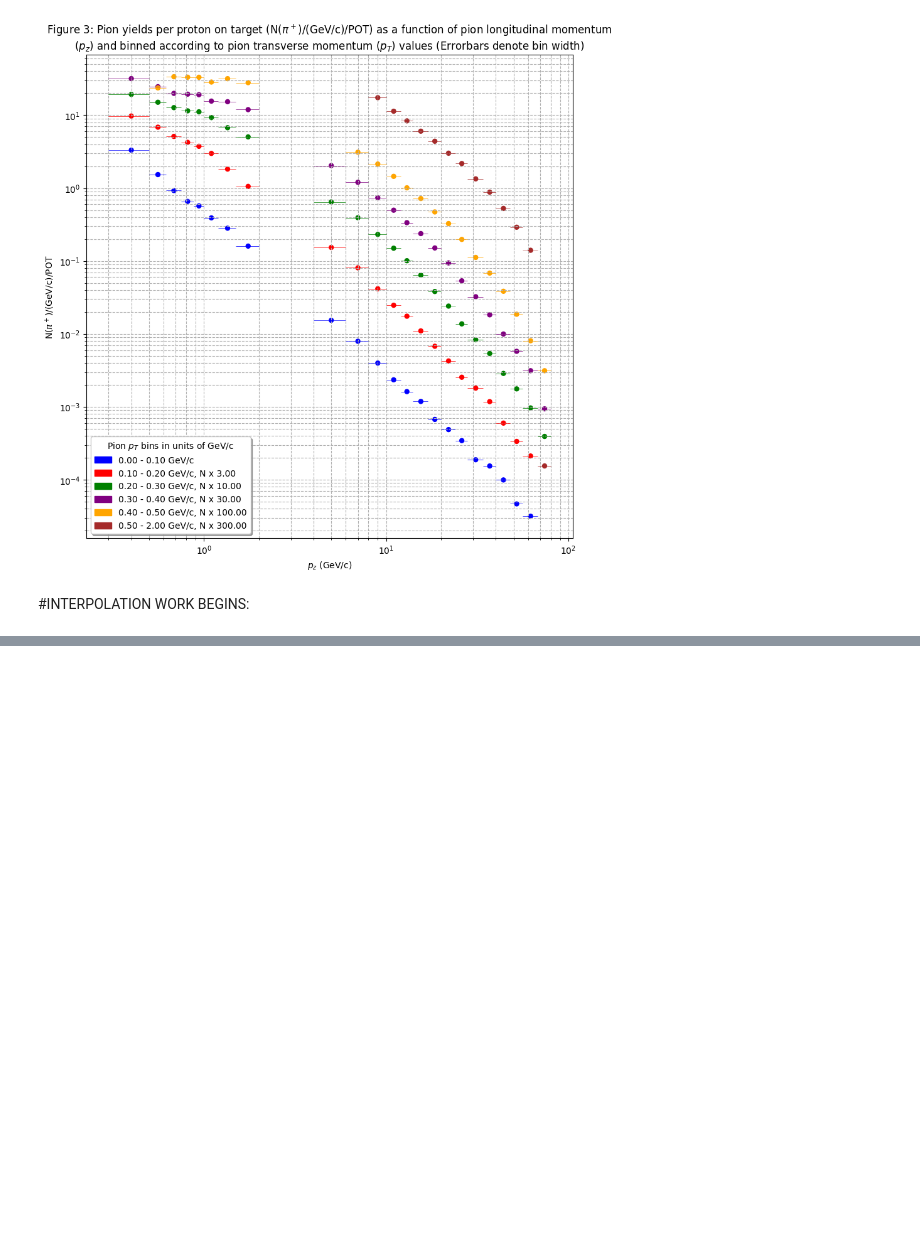
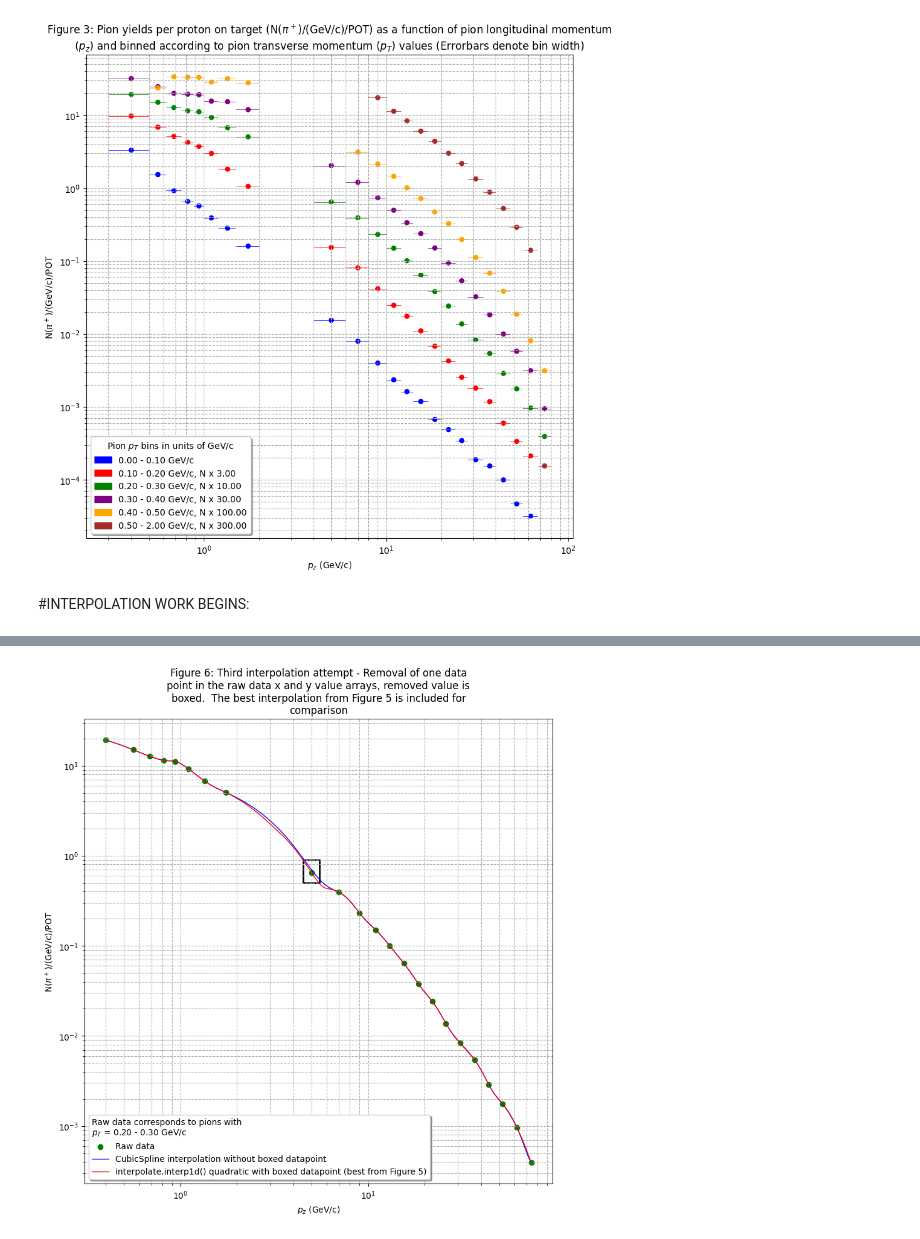
Before and after one commit to MrD0balina/Fourth-Year-Project---Neutrino-Oscillations, a Jupyter notebook: Week_7_Pion_Plots_and_Interpolation_work_to_find_suitable_pion_weighting_function.ipynb, the cells around one changed output, grey strips where cells are left out. Drawn from its saved outputs; the diff is of its cells as text; code cells hidden in the pictures; blank space fills up the shorter version.

```diff
--- a/Week_7_Pion_Plots_and_Interpolation_work_to_find_suitable_pion_weighting_function.ipynb
+++ b/Week_7_Pion_Plots_and_Interpolation_work_to_find_suitable_pion_weighting_function.ipynb
@@ -478,0 +586,44 @@ plt.show()
+# %%
+test_x = np.delete(   green_dots_only_x_array   ,   8  )
+
+test_y = np.delete(   green_dots_only_y_array   ,   8  )
+
+cs = CubicSpline(   test_x ,  test_y )
+
+ynew_array_CubicSpline_test = cs(xnew_array)
+
+f = plt.figure()
+f.set_figwidth(10)
+f.set_figheight(10)
+
+## Creating patches
+rect = plt.Rectangle(( 4.5 , 0.5  ),  1  , 0.4 , linewidth=2, edgecolor='black', facecolor='none')
+
+## Plotting patches
+plt.gca().add_patch(rect)
+
+plt.scatter(  green_dots_only_x_array  , green_dots_only_y_array  , marker = 'o' , color = "green" , label = "Raw data" )
+
+plt.plot(   xnew_array    ,    ynew_array_CubicSpline_test    ,    color = "blue"    ,   label = "CubicSpline interpolation without boxed datapoint"    ,   linewidth = 1   ,   linestyle = "-"  )
+
+## From Figure 5 for comparison purposes ##
+plt.plot(  xnew_array  , ynew_array_interp1d_3  , color = "red" ,   label = "interpolate.interp1d() quadratic with boxed datapoint (best from Figure 5)"  , linewidth = 1 )
+
+
+plt.xscale("log")
+plt.yscale("log")
+plt.grid( True , which = "both" , ls = "--" )
+
+plt.xlabel(r"$p_{z}$ (GeV/c)")
+plt.ylabel(r"N($\pi^+$)/(GeV/c)/POT")
+
+plt.title("\n".join(wrap(r"Figure 6: Third interpolation attempt - Removal of one data point in the raw data x and y value arrays, removed value is boxed.  The best interpolation from Figure 5 is included for comparison" , 60 ) ) )
+
+plt.legend( title = "\n".join(wrap(r"Raw data corresponds to pions with $p_{T}$ = 0.20 - 0.30 GeV/c" , 40 ) ) , shadow = True , fancybox = True  , alignment = "left" , loc = "lower left" )
+
+plt.savefig('Figure 6: Third interpolation attempt - Removal of one data point from raw data array.  Interpolation used is CubicSpline().png' , dpi=200 , bbox_inches = "tight"  )
+
+
+plt.show()
+# %% [output]
+[figure, added]
```
Also changed, not shown: parts of 7 cells of this notebook.
